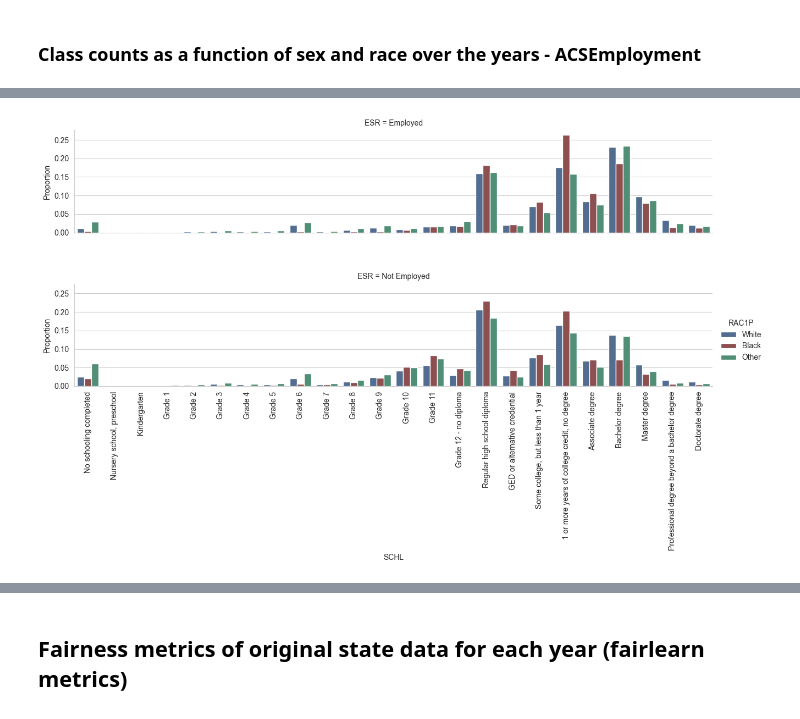
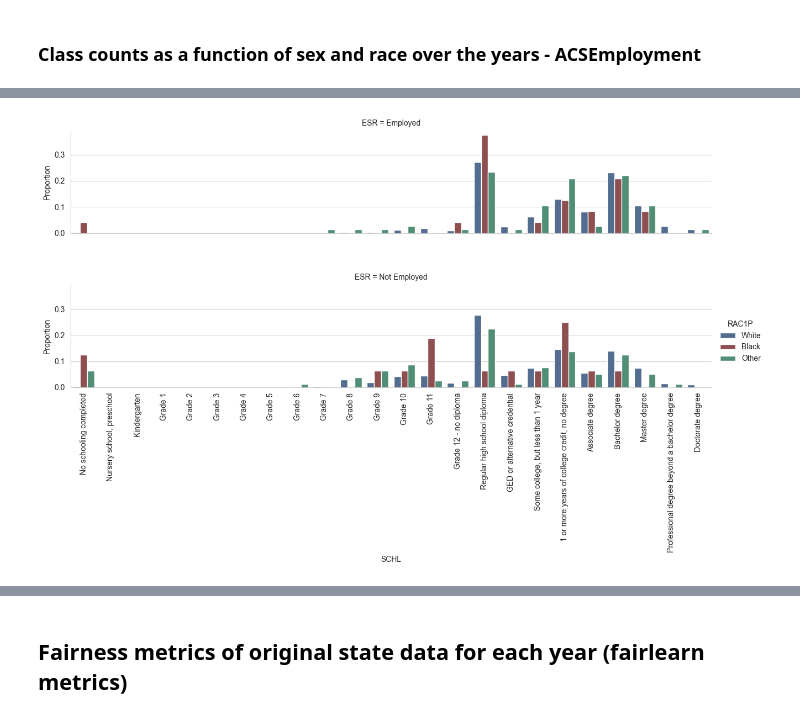
Before and after one commit to SaraBonati/fair_ml_thesis, a Jupyter notebook: notebooks/figures.ipynb, the cells around one changed output, grey strips where cells are left out. Drawn from its saved outputs; the diff is of its cells as text; code cells hidden in the pictures.

```diff
--- a/notebooks/figures.ipynb
+++ b/notebooks/figures.ipynb
@@ -128,0 +62,23 @@ df1 = df1[(df1['AGEP'].between(16,90)) & (df1['STATE']!='PR')]
+# %%
+state_pattern = re.compile(r"_([^_]+)_")
+dfs = []
+for year in [2014,2015,2016,2017,2018]:
+    data_file_paths = glob.glob(os.path.join(ddir, str(year), '1-Year') + f'/{str(year)}*_{task}.csv')
+    for p in data_file_paths:
+
+        # load data and change RAC1P values
+        df = pd.read_csv(p)
+        for c in task_infos['tasks'][1]['columns']:
+            df.loc[:,c] = df.loc[:,c].astype(int)
+
+        # age between 16 and 90
+        df = df[df['AGEP'].between(16,90)]
+        df['RAC1P'] = pd.to_numeric(df['RAC1P'])
+        df.loc[df['RAC1P'] > 2, 'RAC1P'] = 3
+        print(year, state_pattern.findall(p)[-1])
+        df['STATE']= state_pattern.findall(p)[-1]
+        df['YEAR']= year
+
+        dfs.append(df)
+
+df1 = pd.concat(dfs,ignore_index=True)
@@ -170 +173,11 @@ df1.groupby(by=['YEAR','STATE','SEX','RAC1P'])['ESR'].value_counts(normalize=Tru
 3000 rows × 6 columns
+# %%
+df1.loc[df1['SEX'] == 1, 'SEX'] = 'Male'
+df1.loc[df1['SEX'] == 2, 'SEX'] = 'Female'
+
+df1.loc[df1['RAC1P'] == 1, 'RAC1P'] = 'White'
+df1.loc[df1['RAC1P'] == 2, 'RAC1P'] = 'Black'
+df1.loc[df1['RAC1P'] == 3, 'Other'] = 'Other'
+
+df1.loc[df1['ESR'] == 1, 'ESR'] = 'Employed'
+df1.loc[df1['ESR'] == 0, 'ESR'] = 'Not Employed'
@@ -228,7 +290,7 @@ SCHL= {
     22:"Master degree",
     23:"Professional degree beyond a bachelor degree",
     24:"Doctorate degree"}
-df1.loc[:, 'SCHL'] = df1['SCHL'].astype(np.int64)
+#df1.loc[:, 'SCHL'] = df1['SCHL'].astype(np.int64)
 df1['SCHL'] = df1['SCHL'].map(SCHL)
 edu_df = df1.groupby(by=['YEAR','STATE','SEX','RAC1P'])['SCHL'].value_counts(normalize=True).to_frame('Proportion')\
     .reset_index()
@@ -266,36 +328,37 @@ df1[df1['SCHL']=='No schooling completed']
 # %%
-edu_df2 = df1.groupby(by=['YEAR','STATE','SEX','RAC1P','ESR'])['SCHL'].value_counts(normalize=True).to_frame\
+edu_df2 = df1.groupby(by=['YEAR','STATE','RAC1P','ESR'])['SCHL'].value_counts(normalize=True).to_frame\
     ('Proportion')\
     .reset_index()
+edu_df2.loc[edu_df2['RAC1P']==3,'RAC1P']='Other'
 
-g = sns.catplot(data=edu_df2[(edu_df2['YEAR']==2014)&(edu_df2['STATE'].isin(['CA']))],
+g = sns.catplot(data=edu_df2[(edu_df2['YEAR']==2014)&(edu_df2['STATE'].isin(['VT']))],
                 x="SCHL",
                 y='Proportion',
                 hue="RAC1P",
                 row='ESR',
                 order=[ "No schooling completed","Nursery school, preschool","Kindergarten","Grade 1","Grade 2",
 "Grade 3",
 "Grade 4",
 "Grade 5",
 "Grade 6",
 "Grade 7",
  "Grade 8",
 "Grade 9",
 "Grade 10",
 "Grade 11",
     "Grade 12 - no diploma",
    "Regular high school diploma",
    "GED or alternative credential",
   "Some college, but less than 1 year",
     "1 or more years of college credit, no degree",
     "Associate degree",
     "Bachelor degree",
 "Master degree",
 "Professional degree beyond a bachelor degree",
 "Doctorate degree"], hue_order=['White','Black','Other'],palette={'White':'#476C9B','Black':'#984447',
                                                                   'Other':'#469978'},
             kind='bar', errorbar=None, aspect=2.5)
 plt.xticks(rotation=90)
 plt.subplots_adjust(bottom=0.5,hspace=0.5)
 # %% [output]
-[figure, old version]
+[figure, new version]
```
Also changed, not shown: parts of 47 cells of this notebook.
